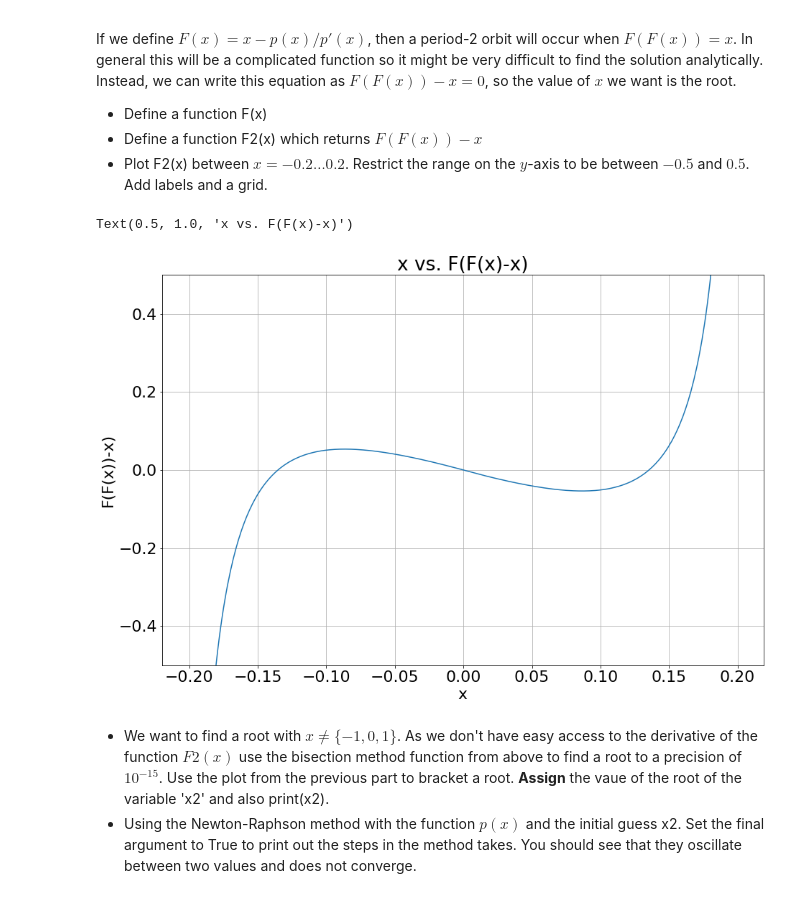
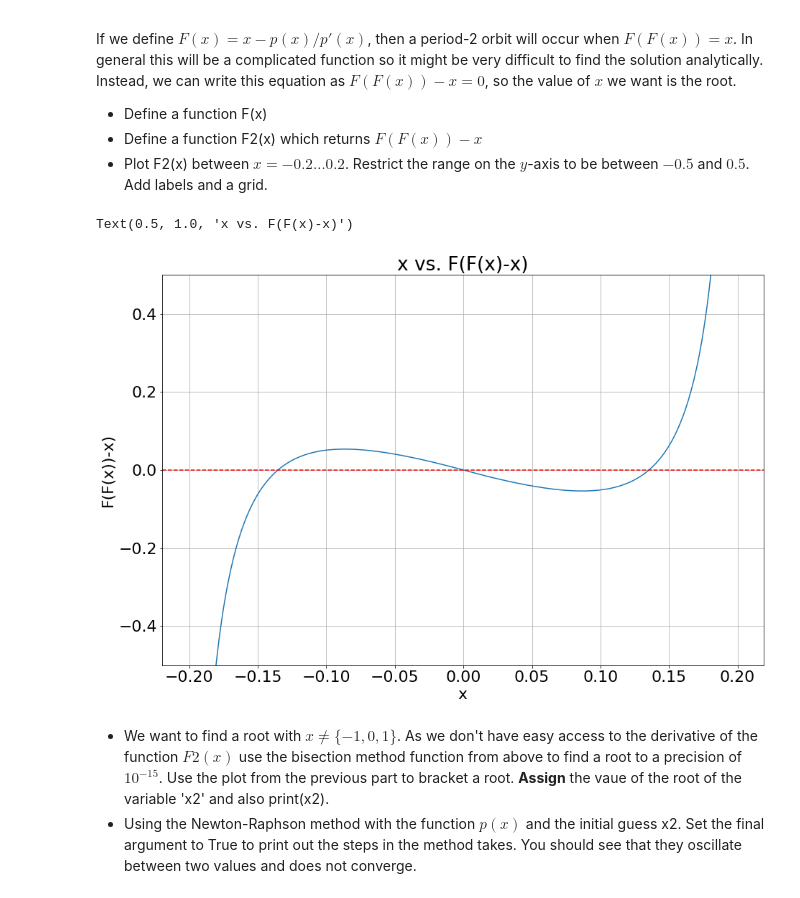
Before and after one commit to Conor-O-Mahony/ACM20030-Assignments, a Jupyter notebook: Assignment 2/Assignment-2.ipynb, the cells around one changed output. Drawn from its saved outputs; the diff is of its cells as text; code cells hidden in the pictures.

```diff
--- a/Assignment 2/Assignment-2.ipynb
+++ b/Assignment 2/Assignment-2.ipynb
@@ -178,21 +182,22 @@ If we define $F(x) = x - p(x)/p'(x)$, then a period-2 orbit will occur when $F(F
 # %%
 def F(x):
     return x-(p(x)/dp(x))
 
 def F2(x):
     return F(F(x))-x
 
 x=np.arange(-0.2,0.2,0.001)
 
 plt.plot(x, F2(x))
 plt.xlabel('x')
 plt.ylabel('F(F(x))-x)')
+plt.axhline(y=0, color='r', linestyle='--')
 plt.ylim(-0.5,0.5)
 plt.grid()
 plt.title('x vs. F(F(x)-x)')
 # %% [output]
 Text(0.5, 1.0, 'x vs. F(F(x)-x)')
-[figure, old version]
+[figure, new version]
 # %% [markdown]
 - We want to find a root with $x \neq \{-1,0,1\}$. As we don't have easy access to the derivative of the function $F2(x)$ use the bisection method function from above to find a root to a precision of $10^{-15}$. Use the plot from the previous part to bracket a root. **Assign** the vaue of the root of the variable 'x2' and also print(x2).
 - Using the Newton-Raphson method with the function $p(x)$ and the initial guess x2. Set the final argument to True to print out the steps in the method takes. You should see that they oscillate between two values and does not converge.
```
Also changed, not shown: parts of 14 cells of this notebook.
